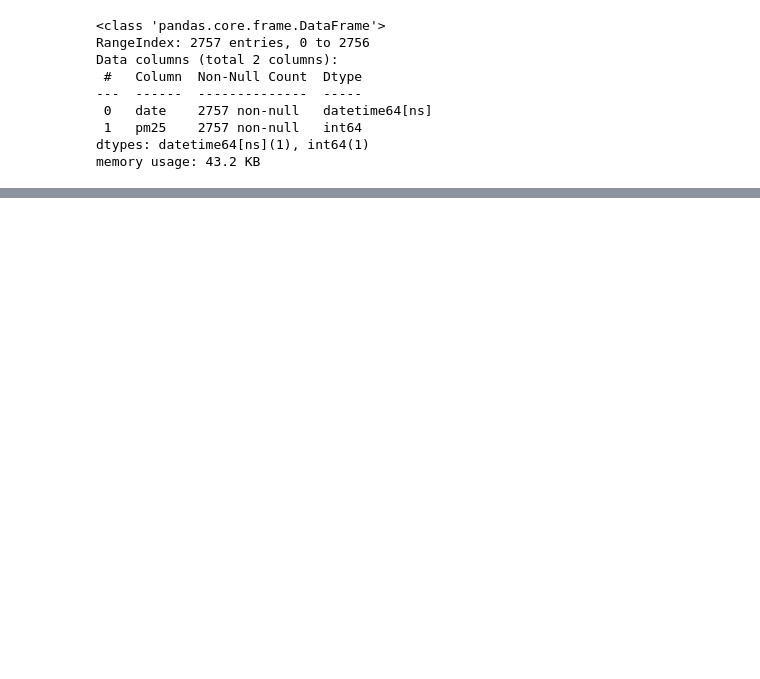
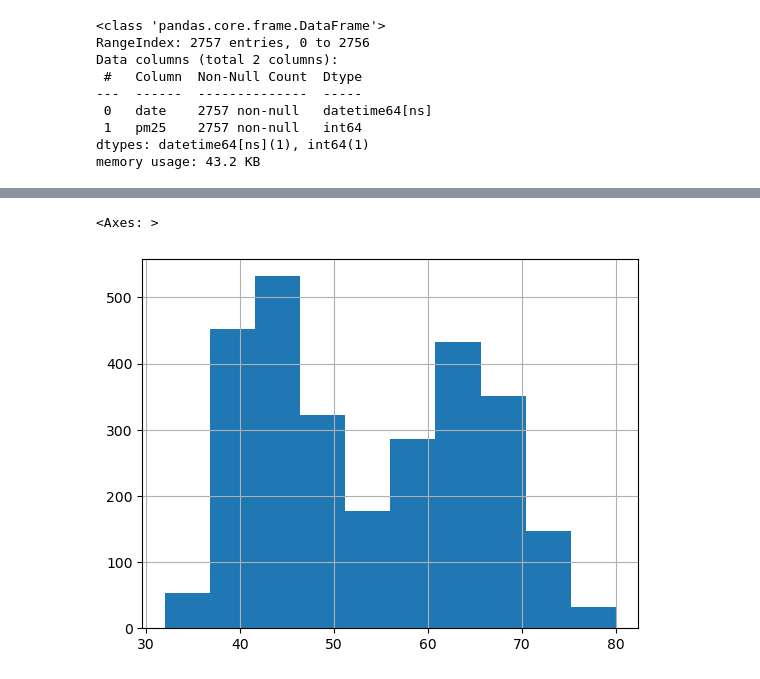
Before and after one commit to RogerCabralSilva/Site_Previsao_de_ar_de_Pinheiros, a Jupyter notebook: api/notebooks/analise_arquivo.ipynb, the cells around one changed output, grey strips where cells are left out. Drawn from its saved outputs; the diff is of its cells as text; code cells hidden in the pictures; blank space fills up the shorter version.

```diff
--- a/api/notebooks/analise_arquivo.ipynb
+++ b/api/notebooks/analise_arquivo.ipynb
@@ -174,0 +191,5 @@ weekly_upper                         float64
+# %%
+forecast["yhat"].hist()
+# %% [output]
+<Axes: >
+[figure, added]
```
Also changed, not shown: parts of 20 cells of this notebook, 18 other files.
